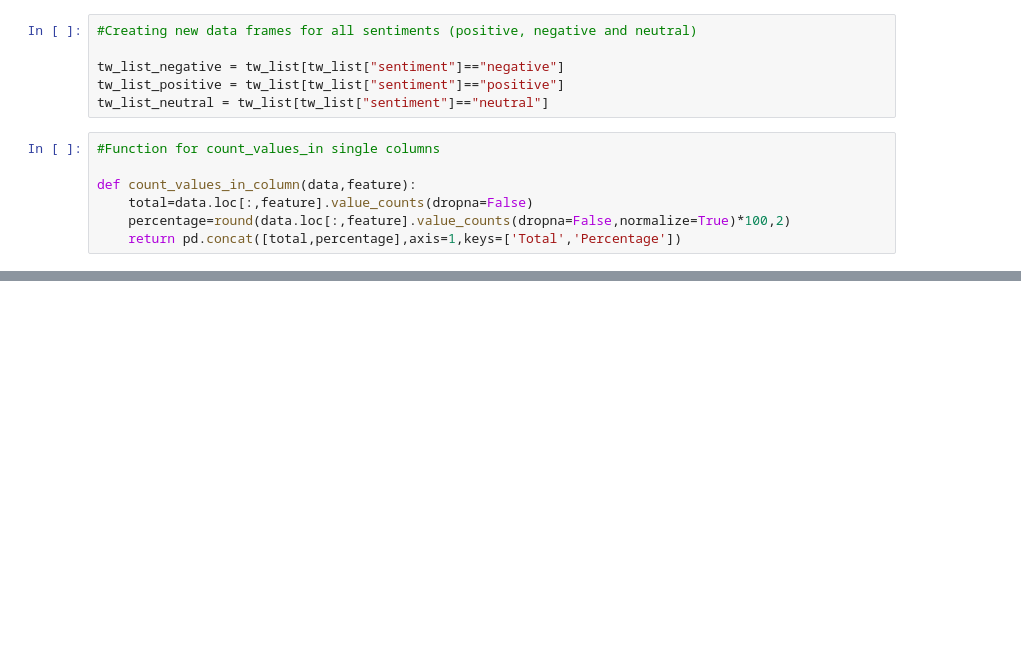
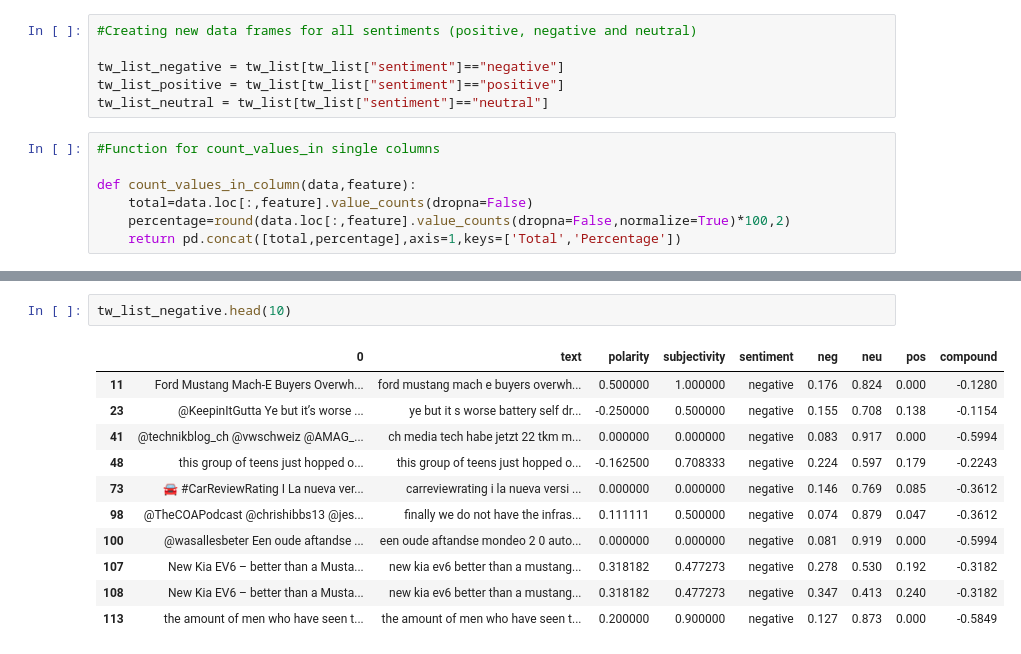
Before and after one commit to juan-ivan-NV/NLP_and_improvements_tracker, a Jupyter notebook: Only_negative_tweets.ipynb, the cells around one changed output, grey strips where cells are left out. Drawn from its saved outputs; the diff is of its cells as text; blank space fills up the shorter version.

```diff
--- a/Only_negative_tweets.ipynb
+++ b/Only_negative_tweets.ipynb
@@ -150,0 +208,14 @@ count_values_in_column(tw_list,"sentiment")
+# %%
+tw_list_negative.head(10)
+# %% [output]
+|  | 0 | text | polarity | subjectivity | sentiment | neg | neu | pos | compound |
+| 11 | Ford Mustang Mach-E Buyers Overwh... | ford mustang mach e buyers overwh... | 0.500000 | 1.000000 | negative | 0.176 | 0.824 | 0.000 | -0.1280 |
+| 23 | @KeepinItGutta Ye but it’s worse ... | ye but it s worse battery self dr... | -0.250000 | 0.500000 | negative | 0.155 | 0.708 | 0.138 | -0.1154 |
+| 41 | @technikblog_ch @vwschweiz @AMAG_... | ch media tech habe jetzt 22 tkm m... | 0.000000 | 0.000000 | negative | 0.083 | 0.917 | 0.000 | -0.5994 |
+| 48 | this group of teens just hopped o... | this group of teens just hopped o... | -0.162500 | 0.708333 | negative | 0.224 | 0.597 | 0.179 | -0.2243 |
+| 73 | 🚘 #CarReviewRating I La nueva ver... | carreviewrating i la nueva versi ... | 0.000000 | 0.000000 | negative | 0.146 | 0.769 | 0.085 | -0.3612 |
+| 98 | @TheCOAPodcast @chrishibbs13 @jes... | finally we do not have the infras... | 0.111111 | 0.500000 | negative | 0.074 | 0.879 | 0.047 | -0.3612 |
+| 100 | @wasallesbeter Een oude aftandse ... | een oude aftandse mondeo 2 0 auto... | 0.000000 | 0.000000 | negative | 0.081 | 0.919 | 0.000 | -0.5994 |
+| 107 | New Kia EV6 – better than a Musta... | new kia ev6 better than a mustang... | 0.318182 | 0.477273 | negative | 0.278 | 0.530 | 0.192 | -0.3182 |
+| 108 | New Kia EV6 – better than a Musta... | new kia ev6 better than a mustang... | 0.318182 | 0.477273 | negative | 0.347 | 0.413 | 0.240 | -0.3182 |
+| 113 | the amount of men who have seen t... | the amount of men who have seen t... | 0.200000 | 0.900000 | negative | 0.127 | 0.873 | 0.000 | -0.5849 |
```
Also changed, not shown: parts of 9 cells of this notebook.
